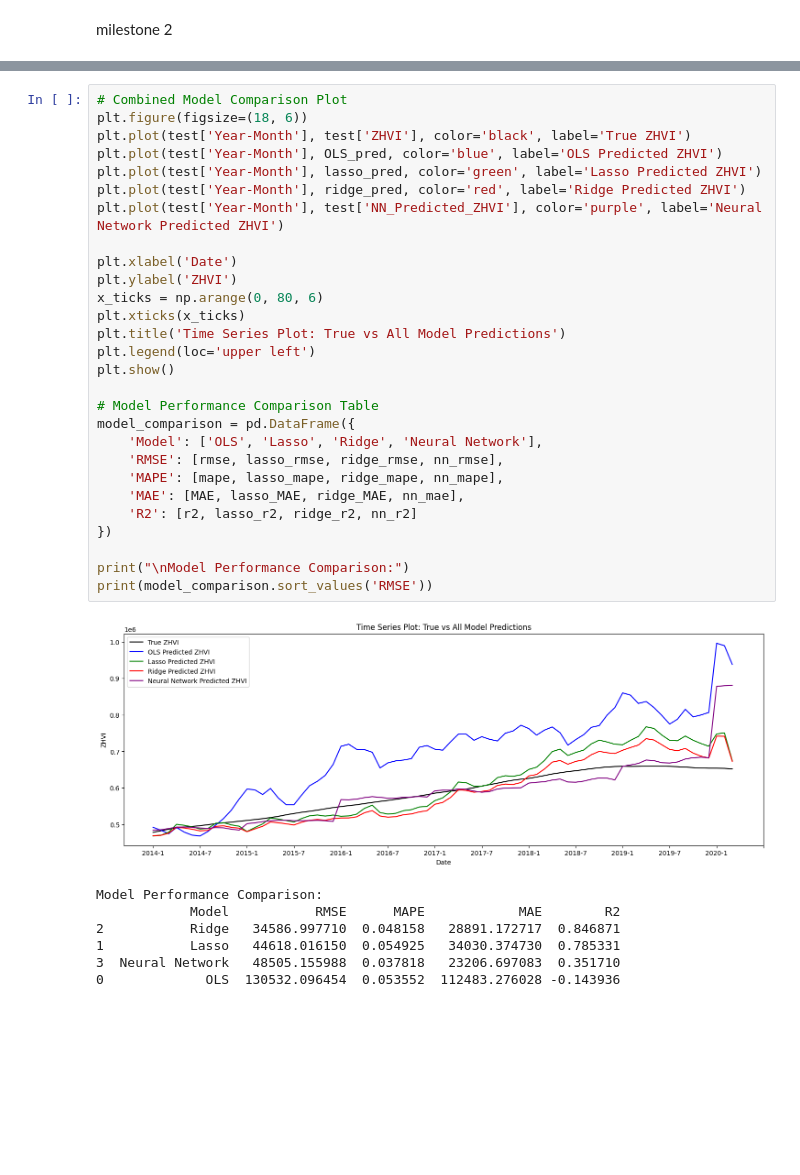
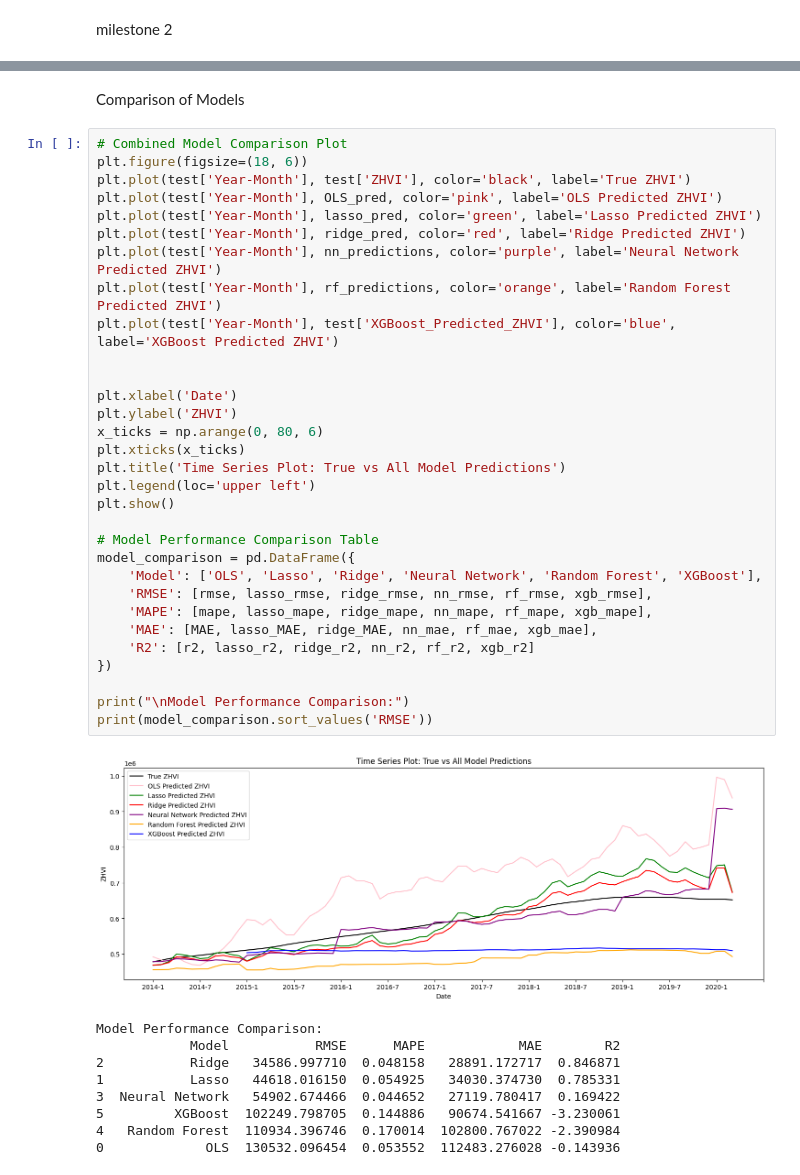
Before and after one commit to ngk324/DSCI441_Project_House_Price_Prediction, a Jupyter notebook: DSCI441_Project.ipynb, the cells around one changed output, grey strips where cells are left out. Cells and saved outputs as stored; diff of their text form; blank space fills up the shorter version.

```diff
--- a/DSCI441_Project.ipynb
+++ b/DSCI441_Project.ipynb
@@ -1228,36 +1505,43 @@ Neural Network R-squared (R^2): 0.3517103207662794
+# %% [markdown]
+Comparison of Models
 # %%
 # Combined Model Comparison Plot
 plt.figure(figsize=(18, 6))
 plt.plot(test['Year-Month'], test['ZHVI'], color='black', label='True ZHVI')
-plt.plot(test['Year-Month'], OLS_pred, color='blue', label='OLS Predicted ZHVI')
+plt.plot(test['Year-Month'], OLS_pred, color='pink', label='OLS Predicted ZHVI')
 plt.plot(test['Year-Month'], lasso_pred, color='green', label='Lasso Predicted ZHVI')
 plt.plot(test['Year-Month'], ridge_pred, color='red', label='Ridge Predicted ZHVI')
-plt.plot(test['Year-Month'], test['NN_Predicted_ZHVI'], color='purple', label='Neural Network Predicted ZHVI')
+plt.plot(test['Year-Month'], nn_predictions, color='purple', label='Neural Network Predicted ZHVI')
+plt.plot(test['Year-Month'], rf_predictions, color='orange', label='Random Forest Predicted ZHVI')
+plt.plot(test['Year-Month'], test['XGBoost_Predicted_ZHVI'], color='blue', label='XGBoost Predicted ZHVI')
+
 
 plt.xlabel('Date')
 plt.ylabel('ZHVI')
 x_ticks = np.arange(0, 80, 6)
 plt.xticks(x_ticks)
 plt.title('Time Series Plot: True vs All Model Predictions')
 plt.legend(loc='upper left')
 plt.show()
 
 # Model Performance Comparison Table
 model_comparison = pd.DataFrame({
-    'Model': ['OLS', 'Lasso', 'Ridge', 'Neural Network'],
-    'RMSE': [rmse, lasso_rmse, ridge_rmse, nn_rmse],
-    'MAPE': [mape, lasso_mape, ridge_mape, nn_mape],
-    'MAE': [MAE, lasso_MAE, ridge_MAE, nn_mae],
-    'R2': [r2, lasso_r2, ridge_r2, nn_r2]
+    'Model': ['OLS', 'Lasso', 'Ridge', 'Neural Network', 'Random Forest', 'XGBoost'],
+    'RMSE': [rmse, lasso_rmse, ridge_rmse, nn_rmse, rf_rmse, xgb_rmse],
+    'MAPE': [mape, lasso_mape, ridge_mape, nn_mape, rf_mape, xgb_mape],
+    'MAE': [MAE, lasso_MAE, ridge_MAE, nn_mae, rf_mae, xgb_mae],
+    'R2': [r2, lasso_r2, ridge_r2, nn_r2, rf_r2, xgb_r2]
 })
 
 print("\nModel Performance Comparison:")
 print(model_comparison.sort_values('RMSE'))
 # %% [output]
-[figure, old version]
+[figure, new version]
 Model Performance Comparison:
             Model           RMSE      MAPE            MAE        R2
 2           Ridge   34586.997710  0.048158   28891.172717  0.846871
 1           Lasso   44618.016150  0.054925   34030.374730  0.785331
-3  Neural Network   48505.155988  0.037818   23206.697083  0.351710
+3  Neural Network   54902.674466  0.044652   27119.780417  0.169422
+5         XGBoost  102249.798705  0.144886   90674.541667 -3.230061
+4   Random Forest  110934.396746  0.170014  102800.767022 -2.390984
 0             OLS  130532.096454  0.053552  112483.276028 -0.143936
```
Also changed, not shown: parts of 25 cells of this notebook, 1 other file.
